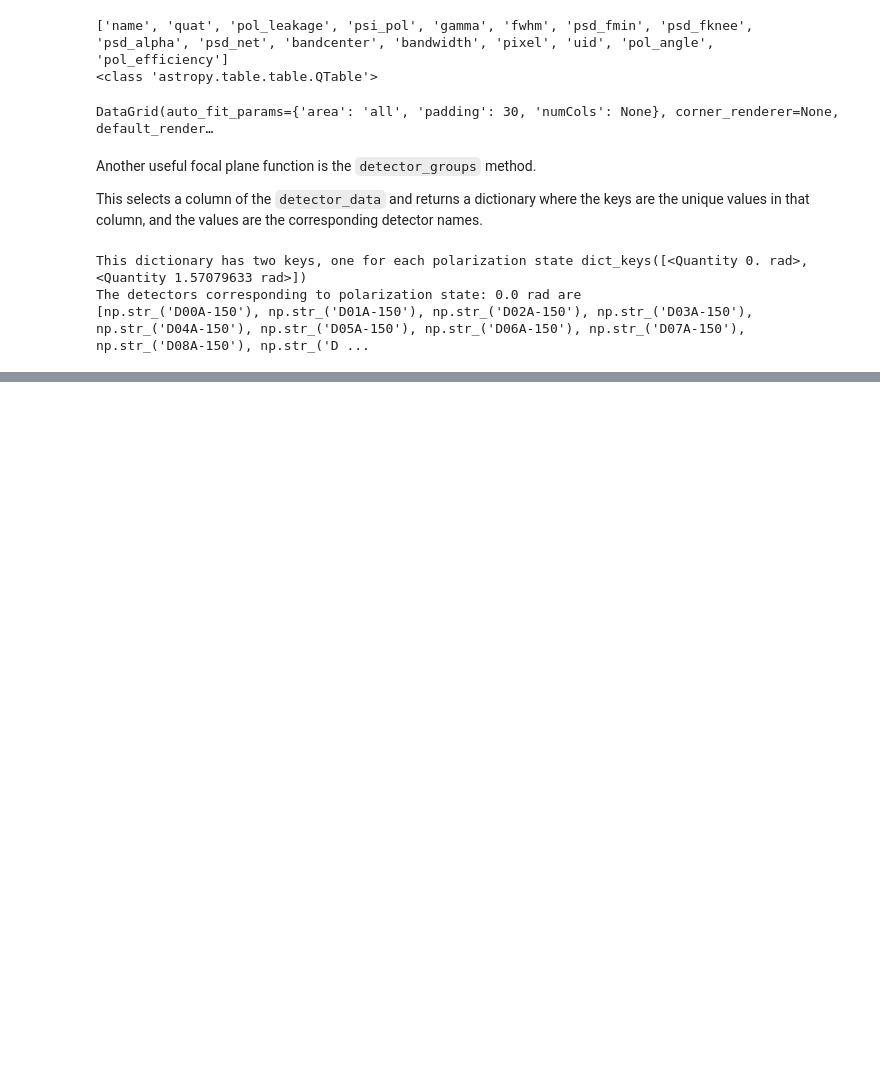
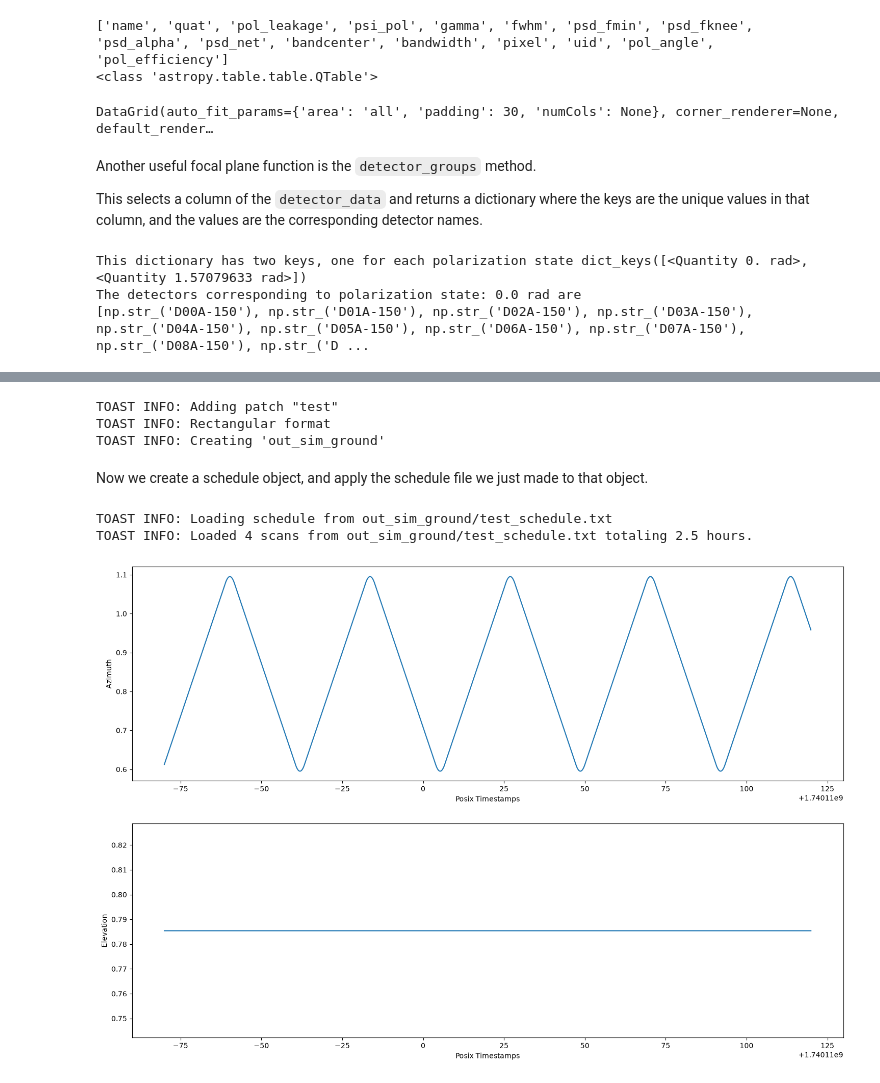
Before and after one commit to henry-e-n/SO_PointingReqs, a Jupyter notebook: toast_tutorial/01_HenryTutorial.ipynb, the cells around one changed output, grey strips where cells are left out. Drawn from its saved outputs; the diff is of its cells as text; code cells hidden in the pictures; blank space fills up the shorter version.

```diff
--- a/toast_tutorial/01_HenryTutorial.ipynb
+++ b/toast_tutorial/01_HenryTutorial.ipynb
@@ -16,3 +20,7 @@ import toast
+# %%
+# MPI communicator
+world, procs, rank = toast.mpi.get_world()
+comm = helpers.create_comm(world, single_group=True)
 # %% [markdown]
 TOAST is built using an object-oriented approach to data management. The top level container is a `Data` object. Each `Data` object is made up of a list of `Observations`, which themselves contain information for a given `Telescope`.
 
@@ -142,0 +163,3 @@ The detectors corresponding to polarization state: 0.0 rad are
+# %%
+# Start with an empty data container
+data = toast.Data(comm)
@@ -142,0 +203,61 @@ The detectors corresponding to polarization state: 0.0 rad are
+# %%
+# Define the output file for our schedule
+sch_file = os.path.join("out_sim_ground", "test_schedule.txt")
+
+# This functions takes in the various command line arguments to design a
+# schedule that meets the needs of the observation
+# It then outputs the designed schedule as a txt file
+toast.schedule_sim_ground.run_scheduler(
+    opts=[
+        "--site-name", telescope.site.name,
+        "--telescope", telescope.name,
+        "--site-lon", "{}".format(telescope.site.earthloc.lon.to_value(u.degree)),
+        "--site-lat", "{}".format(telescope.site.earthloc.lat.to_value(u.degree)),
+        "--site-alt", "{}".format(telescope.site.earthloc.height.to_value(u.meter)),
+        "--patch", "test,1,-180,10,-178,2",
+        "--start", "2025-02-21 00:00:00",
+        "--stop", "2025-02-23 00:00:00",
+        "--out", sch_file,
+        "--equalize-time",
+        "--patch-coord", "C",
+        "--el-min", "45",
+        "--el-max", "45",
+        "--sun-el-max", "90",
+        "--sun-avoidance-angle", "30",
+        "--moon-avoidance-angle", "0",
+        "--ces-max-time", "36000",
+        "--fp-radius", "0",
+        # "--boresight-angle-step", "180",
+        # "--boresight-angle-time", "1440",
+        "--time-step-s", "600",
+        "--lock-az-range",
+        "--elevations", "45",
+    ]
+)
+# %% [output]
+TOAST INFO: Adding patch "test"
+TOAST INFO: Rectangular format
+TOAST INFO: Creating 'out_sim_ground'
+# %% [markdown]
+Now we create a schedule object, and apply the schedule file we just made to that object.
+# %%
+schedule = toast.schedule.GroundSchedule()
+schedule.read(sch_file)
+# %% [output]
+TOAST INFO: Loading schedule from out_sim_ground/test_schedule.txt
+TOAST INFO: Loaded 4 scans from out_sim_ground/test_schedule.txt totaling 2.5 hours.
+# %%
+# Populate observations according to the schedule and telescope.
+sim_ground = toast.ops.SimGround(
+    telescope=telescope,
+    weather="atacama",
+    detset_key="pixel",
+    schedule=schedule,
+    median_weather=True, # no longer random weather, but less chance of an outlier
+)
+sim_ground.apply(data)
+
+if rank == 0:
+    plot_scanning(data.obs[0], s_start=0, s_end=2000)
+# %% [output]
+[figure, added]
```
Also changed, not shown: parts of 5 cells of this notebook, 2 other files.
